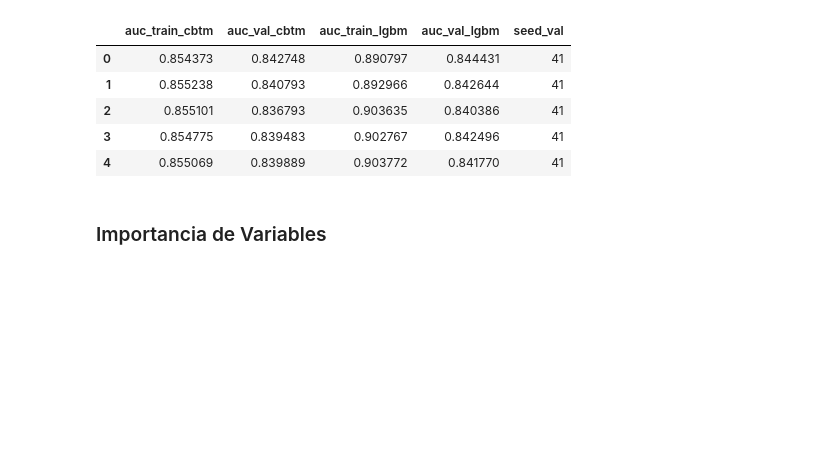
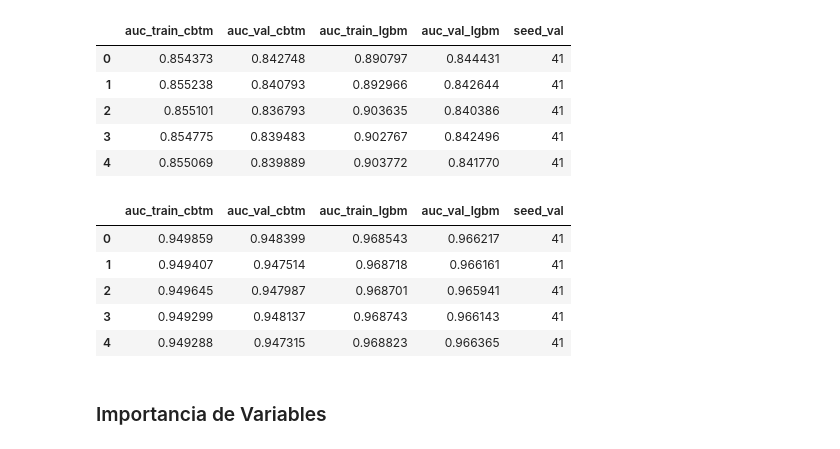
Before and after one commit to mlaricobar/solution-datathon-interbank-2020, a Jupyter notebook: [04] Model Building.ipynb, the cells around one changed output. Cells and saved outputs as stored; diff of their text form; code cells hidden in the pictures; blank space fills up the shorter version.

```diff
--- a/[04] Model Building.ipynb
+++ b/[04] Model Building.ipynb
@@ -393,6 +415,16 @@ pd.DataFrame(results)
 | 2 | 0.855101 | 0.836793 | 0.903635 | 0.840386 | 41 |
 | 3 | 0.854775 | 0.839483 | 0.902767 | 0.842496 | 41 |
 | 4 | 0.855069 | 0.839889 | 0.903772 | 0.841770 | 41 |
+# %%
+# Sixth Version
+pd.DataFrame(results)
+# %% [output]
+|  | auc_train_cbtm | auc_val_cbtm | auc_train_lgbm | auc_val_lgbm | seed_val |
+| 0 | 0.949859 | 0.948399 | 0.968543 | 0.966217 | 41 |
+| 1 | 0.949407 | 0.947514 | 0.968718 | 0.966161 | 41 |
+| 2 | 0.949645 | 0.947987 | 0.968701 | 0.965941 | 41 |
+| 3 | 0.949299 | 0.948137 | 0.968743 | 0.966143 | 41 |
+| 4 | 0.949288 | 0.947315 | 0.968823 | 0.966365 | 41 |
 # %% [markdown]
 ### Importancia de Variables
 # %%
```
Also changed, not shown: parts of 12 cells of this notebook.
